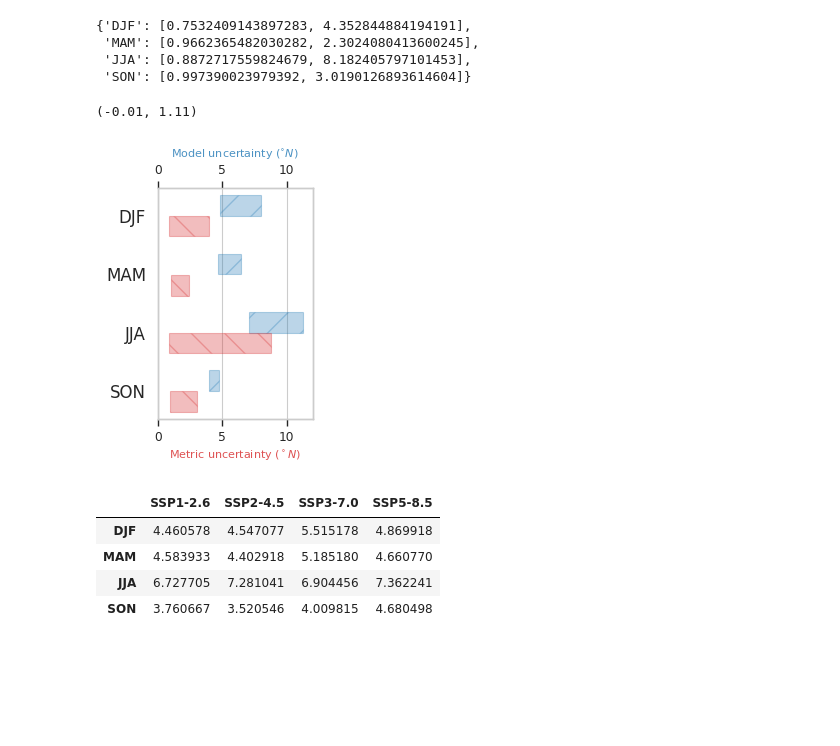
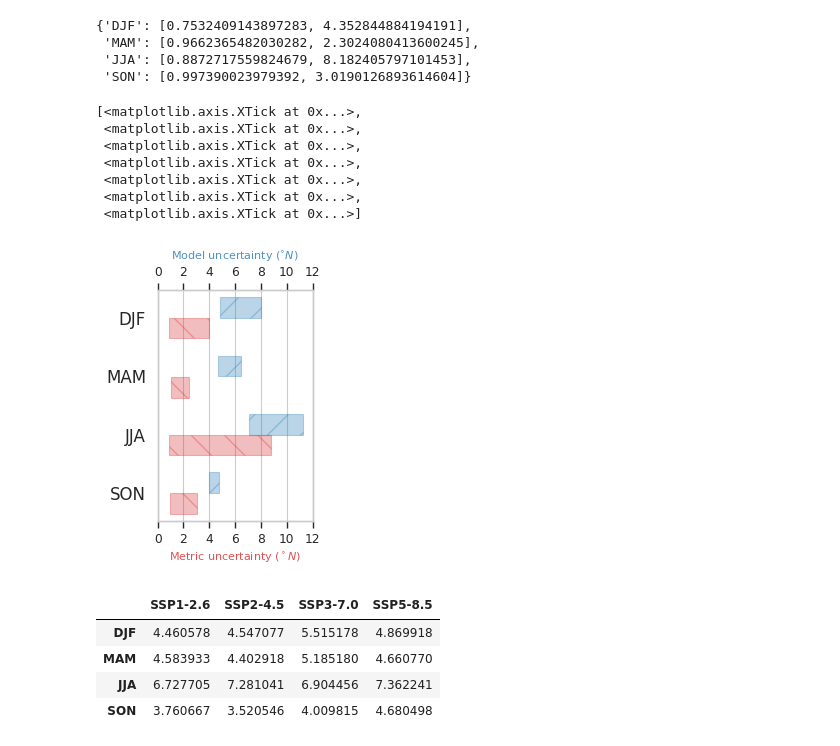
Before and after one commit to Thomasjkeel/uncertainty-in-npac-jet-shift, a Jupyter notebook: Figure_3.ipynb, the cells around one changed output. Drawn from its saved outputs; the diff is of its cells as text; code cells hidden in the pictures; blank space fills up the shorter version.

```diff
--- a/Figure_3.ipynb
+++ b/Figure_3.ipynb
@@ -937,33 +956,42 @@ ssp126_seasonal_metric_range # shows metric uncertainty (i.e. difference between
 # %%
 sns.set_context('paper')
 fig, ax = plt.subplots(1, figsize=(2, 3))
 ## Dataset diff (blue)
 ax.add_patch(mpatches.Rectangle(xy=(min(scenariomean_season_model_range['DJF']), 0.975), width=max(scenariomean_season_model_range['DJF'])-min(scenariomean_season_model_range['DJF']), height=(0.1), hatch='/', color='C0', alpha=.3, clip_on= True))
 ax.add_patch(mpatches.Rectangle(xy=(min(scenariomean_season_model_range['MAM']), 0.69), width=max(scenariomean_season_model_range['MAM'])-min(scenariomean_season_model_range['MAM']), height=(0.1), hatch='/', color='C0', alpha=.3, clip_on= True))
 ax.add_patch(mpatches.Rectangle(xy=(min(scenariomean_season_model_range['JJA']), 0.408), width=max(scenariomean_season_model_range['JJA'])-min(scenariomean_season_model_range['JJA']), height=(0.1), hatch='/', color='C0', alpha=.3, clip_on= True))
 ax.add_patch(mpatches.Rectangle(xy=(min(scenariomean_season_model_range['SON']), 0.125), width=max(scenariomean_season_model_range['SON'])-min(scenariomean_season_model_range['SON']), height=(0.1), hatch='/', color='C0', alpha=.3, clip_on= True))
 
 ## Metric diff (red)
 ax.add_patch(mpatches.Rectangle(xy=(min(scenariomean_season_metric_range['DJF']), 0.875), width=max(scenariomean_season_metric_range['DJF'])-min(scenariomean_season_metric_range['DJF']), height=(0.1), hatch='\\', color='C3', alpha=.3, clip_on= True))
 ax.add_patch(mpatches.Rectangle(xy=(min(scenariomean_season_metric_range['MAM']), 0.585), width=max(scenariomean_season_metric_range['MAM'])-min(scenariomean_season_metric_range['MAM']), height=(0.1), hatch='\\', color='C3', alpha=.3, clip_on= True))
 ax.add_patch(mpatches.Rectangle(xy=(min(scenariomean_season_metric_range['JJA']), 0.308), width=max(scenariomean_season_metric_range['JJA'])-min(scenariomean_season_metric_range['JJA']), height=(0.1),  hatch='\\', color='C3', alpha=.3, clip_on= True))
 ax.add_patch(mpatches.Rectangle(xy=(min(scenariomean_season_metric_range['SON']), 0.025), width=max(scenariomean_season_metric_range['SON'])-min(scenariomean_season_metric_range['SON']), height=(0.1), hatch='\\', color='C3', alpha=.3, clip_on= True))
 scenariomean_season_model_range
 ax.set_yticks(np.linspace(0.125, 0.975, 4), labels=["SON", "JJA", "MAM", "DJF"], size=12)
 ax2 = ax.twiny()
 ax2.set_xlabel("Model uncertainty $(^{\circ}N)$", color='C0', size=8, alpha=.8)
 ax.set_xlabel("Metric uncertainty $({^\circ}N)$", color='C3', size=8, alpha=.8)
 # ax.set_xticks([0, 0.25, 0.5, 0.75, 1], [0, 0.25, 0.5, 0.75, 1],  fontsize=7)
 # ax2.set_xticks([0, 0.25, 0.5, 0.75, 1], [0, 0.25, 0.5, 0.75, 1],  fontsize=7)
 ax2.grid(False)
 ax.grid(axis='y')
 ax.set_xlim(0, 12)
 ax2.set_xlim(0, 12)
 ax.set_ylim(-0.01, 1.11)
-# fig.savefig("figures/supp_modelscenario_vs_metric.png", bbox_inches='tight')
+
+ax.set_xticks(np.arange(0, 13, 2))
+ax2.set_xticks(np.arange(0, 13, 2))
+# fig.savefig("figures/supp_modelscenario_vs_metric.png", dpi=300, bbox_inches='tight')
 # %% [output]
-(-0.01, 1.11)
+[<matplotlib.axis.XTick at 0x...>,
+ <matplotlib.axis.XTick at 0x...>,
+ <matplotlib.axis.XTick at 0x...>,
+ <matplotlib.axis.XTick at 0x...>,
+ <matplotlib.axis.XTick at 0x...>,
+ <matplotlib.axis.XTick at 0x...>,
+ <matplotlib.axis.XTick at 0x...>]
-[figure, old version]
+[figure, new version]
 # %%
 seasonal_scenario_metric_range =pd.concat([pd.DataFrame(ssp126_seasonal_metric_range).min(), pd.DataFrame(ssp245_seasonal_metric_range).min(), pd.DataFrame(ssp370_seasonal_metric_range).min(), pd.DataFrame(ssp585_seasonal_metric_range).min()], axis=1)
 seasonal_scenario_model_range = pd.concat([pd.DataFrame(ssp126_seasonal_model_range).min(), pd.DataFrame(ssp245_seasonal_model_range).min(), pd.DataFrame(ssp370_seasonal_model_range).min(), pd.DataFrame(ssp585_seasonal_model_range).min()], axis=1)
```
Also changed, not shown: parts of 11 cells of this notebook, 24 other files.
